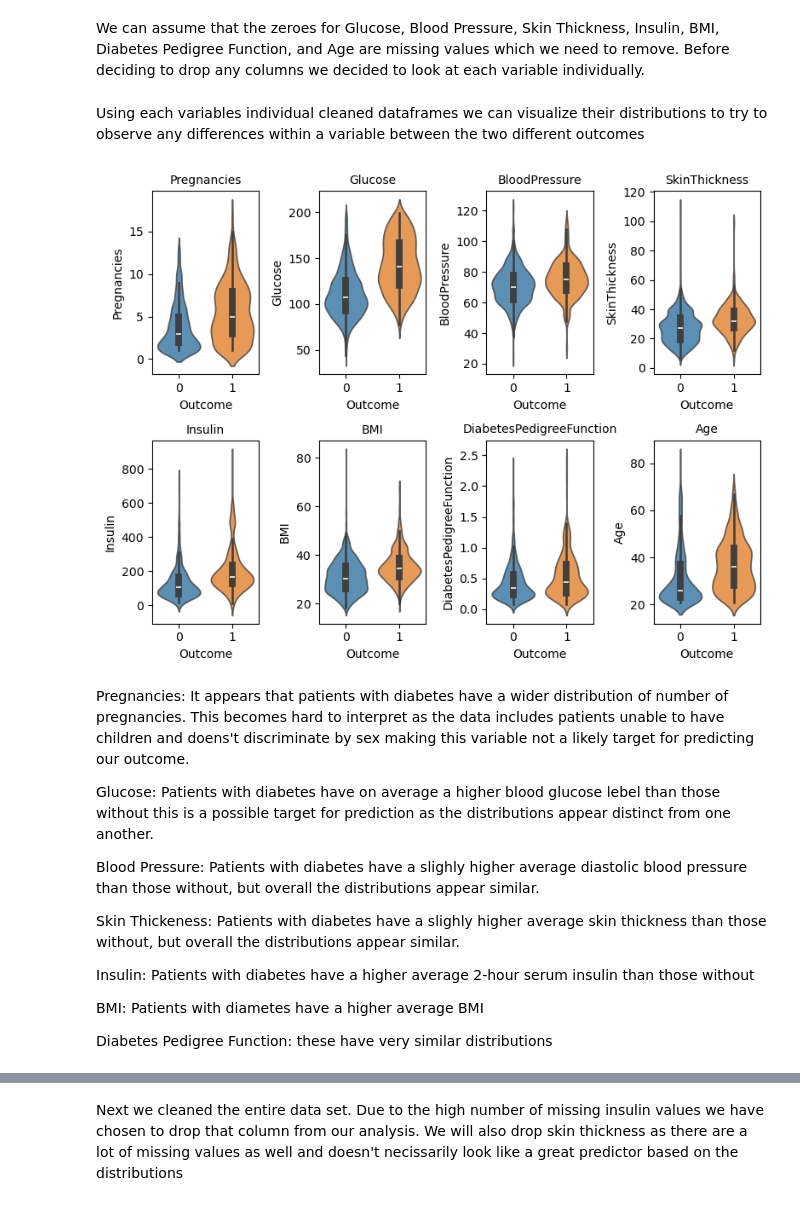
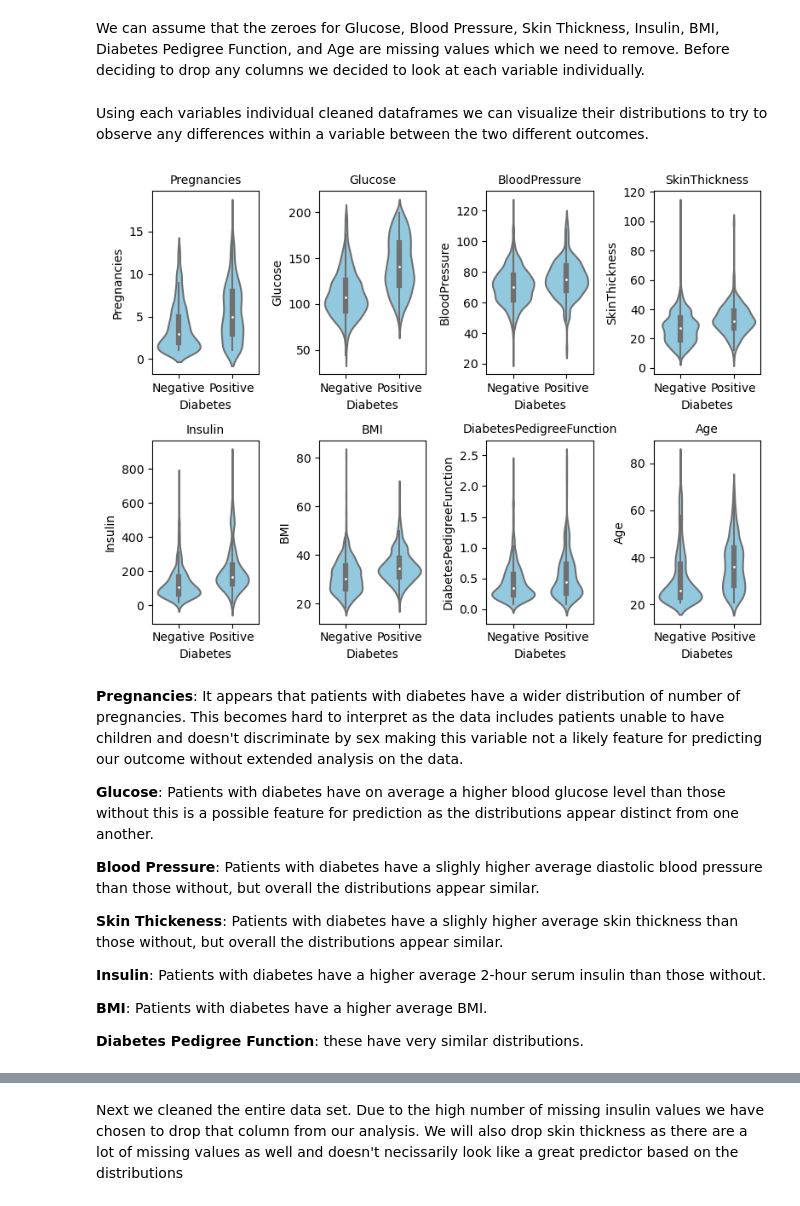
Before and after one commit to estasko/data_science_pinnacle, a Jupyter notebook: main.ipynb, the cells around one changed output, grey strips where cells are left out. Cells and saved outputs as stored; diff of their text form; code cells hidden in the pictures.

```diff
--- a/main.ipynb
+++ b/main.ipynb
@@ -100,29 +104,37 @@ for col in data:
 # %% [markdown]
-Using each variables individual cleaned dataframes we can visualize their distributions to try to observe any differences within a variable between the two different outcomes
+Using each variables individual cleaned dataframes we can visualize their distributions to try to observe any differences within a variable between the two different outcomes.
 # %%
 plt.figure(3, figsize = (8,6), clear = True)
 
 subplot_num = 1
 
 for key in dataframes:
     plt.subplot(2, 4, subplot_num)
     plt.title(f"{key}", size = 10)
-    sns.violinplot(data = dataframes[key], y = key, x = 'Outcome', hue = 'Outcome', alpha = 0.8, legend = False)
+    sns.violinplot(data = dataframes[key],
+                   y = key,
+                   x = 'Outcome',
+                   alpha = 0.8,
+                   palette = ['skyblue']
+                  )
+    plt.xlabel('Diabetes')
+    plt.xticks([0,1],['Negative','Positive'])
     subplot_num +=1
+
 plt.tight_layout()
 # %% [output]
-[figure, old version]
+[figure, new version]
 # %% [markdown]
-Pregnancies: It appears that patients with diabetes have a wider distribution of number of pregnancies. This becomes hard to interpret as the data includes patients unable to have children and doens't discriminate by sex making this variable not a likely target for predicting our outcome.
+**Pregnancies**: It appears that patients with diabetes have a wider distribution of number of pregnancies. This becomes hard to interpret as the data includes patients unable to have children and doesn't discriminate by sex making this variable not a likely feature for predicting our outcome without extended analysis on the data.
 
-Glucose: Patients with diabetes have on average a higher blood glucose lebel than those without this is a possible target for prediction as the distributions appear distinct from one another.
+**Glucose**: Patients with diabetes have on average a higher blood glucose level than those without this is a possible feature for prediction as the distributions appear distinct from one another.
 
-Blood Pressure: Patients with diabetes have a slighly higher average diastolic blood pressure than those without, but overall the distributions appear similar.
+**Blood Pressure**: Patients with diabetes have a slighly higher average diastolic blood pressure than those without, but overall the distributions appear similar.
 
-Skin Thickeness: Patients with diabetes have a slighly higher average skin thickness than those without, but overall the distributions appear similar.
+**Skin Thickeness**: Patients with diabetes have a slighly higher average skin thickness than those without, but overall the distributions appear similar.
 
-Insulin: Patients with diabetes have a higher average 2-hour serum insulin than those without
+**Insulin**: Patients with diabetes have a higher average 2-hour serum insulin than those without.
 
-BMI: Patients with diametes have a higher average BMI
+**BMI**: Patients with diabetes have a higher average BMI.
 
-Diabetes Pedigree Function: these have very similar distributions
+**Diabetes Pedigree Function**: these have very similar distributions.
```
Also changed, not shown: parts of 20 cells of this notebook.
